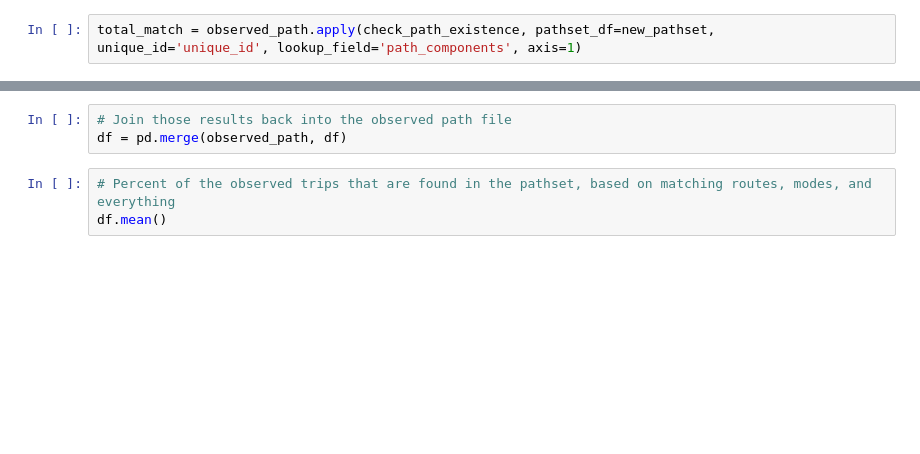
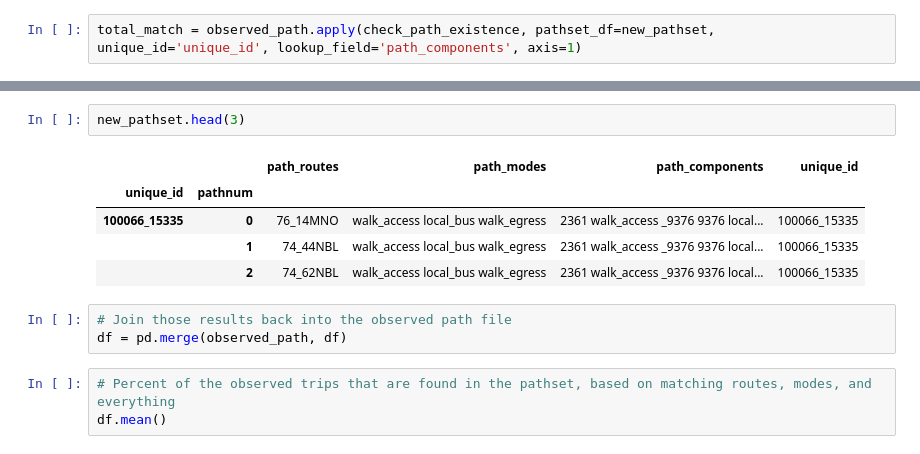
Before and after one commit to sfcta/fast-trips-validation, a Jupyter notebook: notebooks/prepare_fasttrips.ipynb, the cells around one changed output, grey strips where cells are left out. Cells and saved outputs as stored; diff of their text form; blank space fills up the shorter version.

```diff
--- a/notebooks/prepare_fasttrips.ipynb
+++ b/notebooks/prepare_fasttrips.ipynb
@@ -341,3 +481,11 @@ df.columns = ['route_match','mode_match','total_match','unique_id']
+# %%
+new_pathset.head(3)
+# %% [output]
+|  |  | path_routes | path_modes | path_components | unique_id |
+| unique_id | pathnum |  |  |  |  |
+| 100066_15335 | 0 | 76_14MNO | walk_access local_bus walk_egress | 2361 walk_access _9376 9376 local... | 100066_15335 |
+|  | 1 | 74_44NBL | walk_access local_bus walk_egress | 2361 walk_access _9376 9376 local... | 100066_15335 |
+|  | 2 | 74_62NBL | walk_access local_bus walk_egress | 2361 walk_access _9376 9376 local... | 100066_15335 |
 # %%
 # Join those results back into the observed path file
 df = pd.merge(observed_path, df)
```
Also changed, not shown: parts of 45 cells of this notebook.
